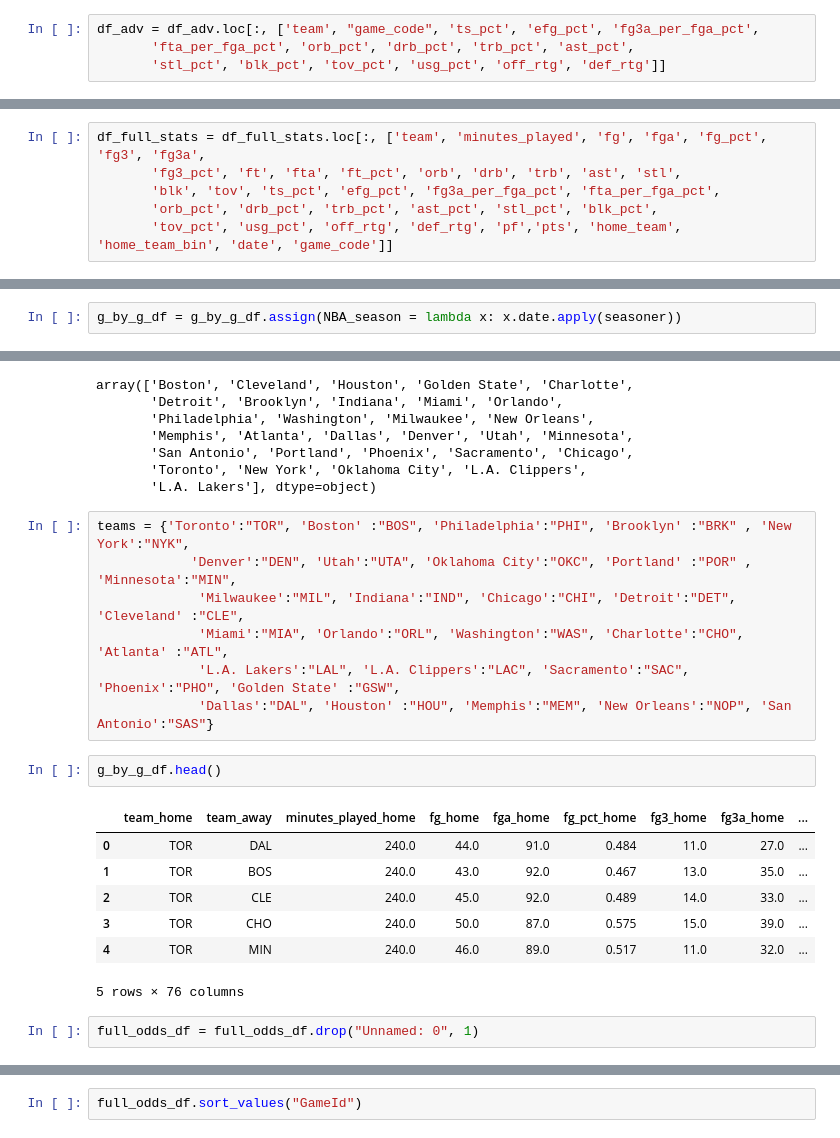
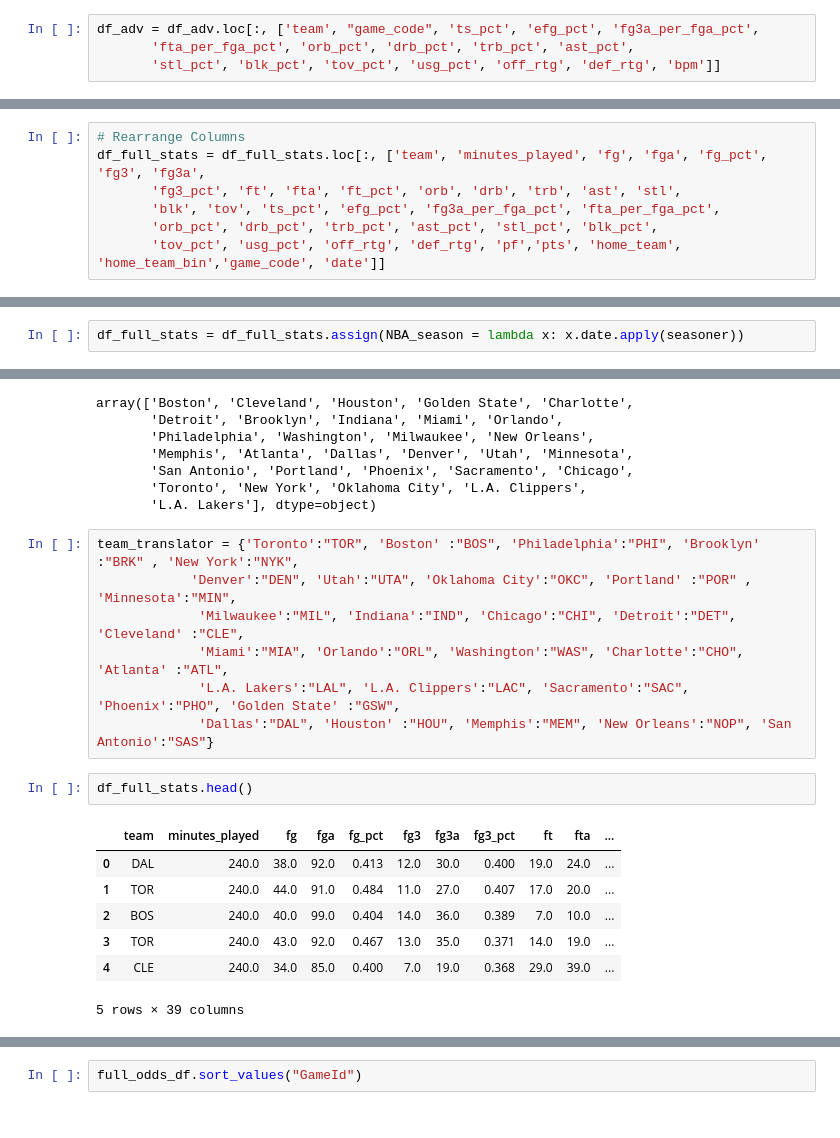
Before and after one commit to kyle-rgb/NBA_Sportsbook_Project, a Jupyter notebook: notebooks/Transforming_Stage.ipynb, the cells around one changed output, grey strips where cells are left out. Drawn from its saved outputs; the diff is of its cells as text.

```diff
--- a/notebooks/Transforming_Stage.ipynb
+++ b/notebooks/Transforming_Stage.ipynb
@@ -232,7 +330,7 @@ df_games = df_games.loc[:, ['team','minutes_played', 'fg', 'fga', 'fg_pct', 'fg3
 # %%
 df_adv = df_adv.loc[:, ['team', "game_code", 'ts_pct', 'efg_pct', 'fg3a_per_fga_pct',
        'fta_per_fga_pct', 'orb_pct', 'drb_pct', 'trb_pct', 'ast_pct',
-       'stl_pct', 'blk_pct', 'tov_pct', 'usg_pct', 'off_rtg', 'def_rtg']]
+       'stl_pct', 'blk_pct', 'tov_pct', 'usg_pct', 'off_rtg', 'def_rtg', 'bpm']]
 # %%
 df_games = df_games.reset_index(drop=True)
 df_adv = df_adv.reset_index(drop=True)
@@ -241,6 +350,7 @@ df_full_stats = pd.merge(df_games, df_adv, on=["game_code", "team"])
 # %%
+# Rearrange Columns
 df_full_stats = df_full_stats.loc[:, ['team', 'minutes_played', 'fg', 'fga', 'fg_pct', 'fg3', 'fg3a',
        'fg3_pct', 'ft', 'fta', 'ft_pct', 'orb', 'drb', 'trb', 'ast', 'stl',
        'blk', 'tov', 'ts_pct', 'efg_pct', 'fg3a_per_fga_pct', 'fta_per_fga_pct',
        'orb_pct', 'drb_pct', 'trb_pct', 'ast_pct', 'stl_pct', 'blk_pct',
-       'tov_pct', 'usg_pct', 'off_rtg', 'def_rtg', 'pf','pts', 'home_team', 'home_team_bin', 'date', 'game_code']]
+       'tov_pct', 'usg_pct', 'off_rtg', 'def_rtg', 'pf','pts', 'home_team', 'home_team_bin','game_code', 'date']]
@@ -328,3 +400,3 @@ g_by_g_df.assign(NBA_season = lambda x: x.date.apply(seasoner)).groupby("NBA_sea
 # %%
-g_by_g_df = g_by_g_df.assign(NBA_season = lambda x: x.date.apply(seasoner))
+df_full_stats = df_full_stats.assign(NBA_season = lambda x: x.date.apply(seasoner))
 # %%
@@ -423,21 +813,19 @@ array(['Boston', 'Cleveland', 'Houston', 'Golden State', 'Charlotte',
        'Toronto', 'New York', 'Oklahoma City', 'L.A. Clippers',
        'L.A. Lakers'], dtype=object)
 # %%
-teams = {'Toronto':"TOR", 'Boston' :"BOS", 'Philadelphia':"PHI", 'Brooklyn' :"BRK" , 'New York':"NYK",
+team_translator = {'Toronto':"TOR", 'Boston' :"BOS", 'Philadelphia':"PHI", 'Brooklyn' :"BRK" , 'New York':"NYK",
             'Denver':"DEN", 'Utah':"UTA", 'Oklahoma City':"OKC", 'Portland' :"POR" , 'Minnesota':"MIN",
              'Milwaukee':"MIL", 'Indiana':"IND", 'Chicago':"CHI", 'Detroit':"DET", 'Cleveland' :"CLE",
              'Miami':"MIA", 'Orlando':"ORL", 'Washington':"WAS", 'Charlotte':"CHO", 'Atlanta' :"ATL",
              'L.A. Lakers':"LAL", 'L.A. Clippers':"LAC", 'Sacramento':"SAC", 'Phoenix':"PHO", 'Golden State' :"GSW",
              'Dallas':"DAL", 'Houston' :"HOU", 'Memphis':"MEM", 'New Orleans':"NOP", 'San Antonio':"SAS"}
 # %%
-g_by_g_df.head()
+df_full_stats.head()
 # %% [output]
-|  | team_home | team_away | minutes_played_home | fg_home | fga_home | fg_pct_home | fg3_home | fg3a_home | ... |
-| 0 | TOR | DAL | 240.0 | 44.0 | 91.0 | 0.484 | 11.0 | 27.0 | ... |
-| 1 | TOR | BOS | 240.0 | 43.0 | 92.0 | 0.467 | 13.0 | 35.0 | ... |
-| 2 | TOR | CLE | 240.0 | 45.0 | 92.0 | 0.489 | 14.0 | 33.0 | ... |
-| 3 | TOR | CHO | 240.0 | 50.0 | 87.0 | 0.575 | 15.0 | 39.0 | ... |
-| 4 | TOR | MIN | 240.0 | 46.0 | 89.0 | 0.517 | 11.0 | 32.0 | ... |
+|  | team | minutes_played | fg | fga | fg_pct | fg3 | fg3a | fg3_pct | ft | fta | ... |
+| 0 | DAL | 240.0 | 38.0 | 92.0 | 0.413 | 12.0 | 30.0 | 0.400 | 19.0 | 24.0 | ... |
+| 1 | TOR | 240.0 | 44.0 | 91.0 | 0.484 | 11.0 | 27.0 | 0.407 | 17.0 | 20.0 | ... |
+| 2 | BOS | 240.0 | 40.0 | 99.0 | 0.404 | 14.0 | 36.0 | 0.389 | 7.0 | 10.0 | ... |
+| 3 | TOR | 240.0 | 43.0 | 92.0 | 0.467 | 13.0 | 35.0 | 0.371 | 14.0 | 19.0 | ... |
+| 4 | CLE | 240.0 | 34.0 | 85.0 | 0.400 | 7.0 | 19.0 | 0.368 | 29.0 | 39.0 | ... |
-5 rows × 76 columns
+5 rows × 39 columns
-# %%
-full_odds_df = full_odds_df.drop("Unnamed: 0", 1)
```
Also changed, not shown: parts of 67 cells of this notebook.
